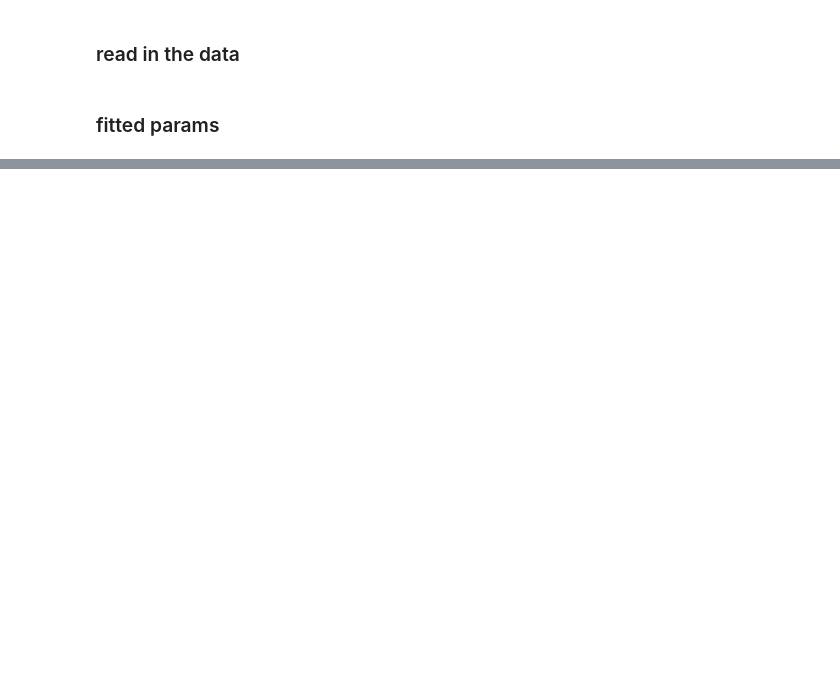
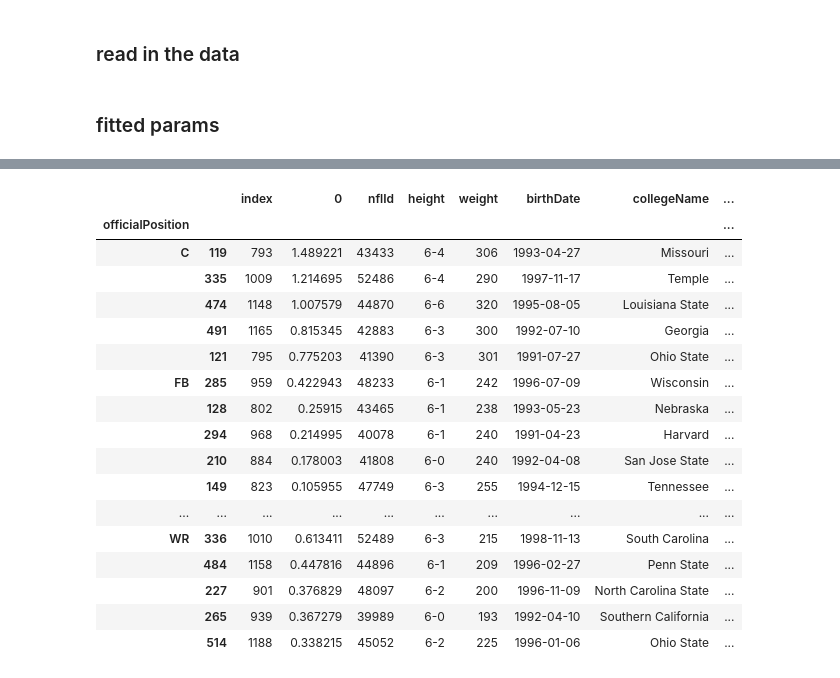
Before and after one commit to IshTheCoder/Matchup_Identifier, a Jupyter notebook: src/Maximization Sandbox.ipynb, the cells around one changed output, grey strips where cells are left out. Saved outputs shown, nothing was run; the diff lists cells and outputs as text; code cells hidden in the pictures; blank space fills up the shorter version.

```diff
--- a/src/Maximization Sandbox.ipynb
+++ b/src/Maximization Sandbox.ipynb
@@ -236,0 +631,2 @@ attention_df.groupby("officialPosition").apply(lambda x: x[x.num_snaps >= 150].s
+# %%
+blocker_coef_df["index"] -= 1
@@ -236,0 +640,27 @@ attention_df.groupby("officialPosition").apply(lambda x: x[x.num_snaps >= 150].s
+# %%
+inverse_blocker_map = {blocker_map[index]:index for index in blocker_map}
+# %%
+blocker_coef_df["nflId"] = blocker_coef_df["index"].apply(lambda x: inverse_blocker_map[x - min(blocker_coef_df["index"])])
+# %%
+players = pd.read_csv("data/players.csv")
+# %%
+blocker_coef_df.merge(players).groupby("officialPosition").apply(lambda x: x.sort_values(0, ascending = False).head(5))
+# %% [output]
+|  |  | index | 0 | nflId | height | weight | birthDate | collegeName | ... |
+| officialPosition |  |  |  |  |  |  |  |  | ... |
+| C | 119 | 793 | 1.489221 | 43433 | 6-4 | 306 | 1993-04-27 | Missouri | ... |
+|  | 335 | 1009 | 1.214695 | 52486 | 6-4 | 290 | 1997-11-17 | Temple | ... |
+|  | 474 | 1148 | 1.007579 | 44870 | 6-6 | 320 | 1995-08-05 | Louisiana State | ... |
+|  | 491 | 1165 | 0.815345 | 42883 | 6-3 | 300 | 1992-07-10 | Georgia | ... |
+|  | 121 | 795 | 0.775203 | 41390 | 6-3 | 301 | 1991-07-27 | Ohio State | ... |
+| FB | 285 | 959 | 0.422943 | 48233 | 6-1 | 242 | 1996-07-09 | Wisconsin | ... |
+|  | 128 | 802 | 0.25915 | 43465 | 6-1 | 238 | 1993-05-23 | Nebraska | ... |
+|  | 294 | 968 | 0.214995 | 40078 | 6-1 | 240 | 1991-04-23 | Harvard | ... |
+|  | 210 | 884 | 0.178003 | 41808 | 6-0 | 240 | 1992-04-08 | San Jose State | ... |
+|  | 149 | 823 | 0.105955 | 47749 | 6-3 | 255 | 1994-12-15 | Tennessee | ... |
+| ... | ... | ... | ... | ... | ... | ... | ... | ... | ... |
+| WR | 336 | 1010 | 0.613411 | 52489 | 6-3 | 215 | 1998-11-13 | South Carolina | ... |
+|  | 484 | 1158 | 0.447816 | 44896 | 6-1 | 209 | 1996-02-27 | Penn State | ... |
+|  | 227 | 901 | 0.376829 | 48097 | 6-2 | 200 | 1996-11-09 | North Carolina State | ... |
+|  | 265 | 939 | 0.367279 | 39989 | 6-0 | 193 | 1992-04-10 | Southern California | ... |
+|  | 514 | 1188 | 0.338215 | 45052 | 6-2 | 225 | 1996-01-06 | Ohio State | ... |
```
Also changed, not shown: parts of 173 cells of this notebook, 5 other files.
